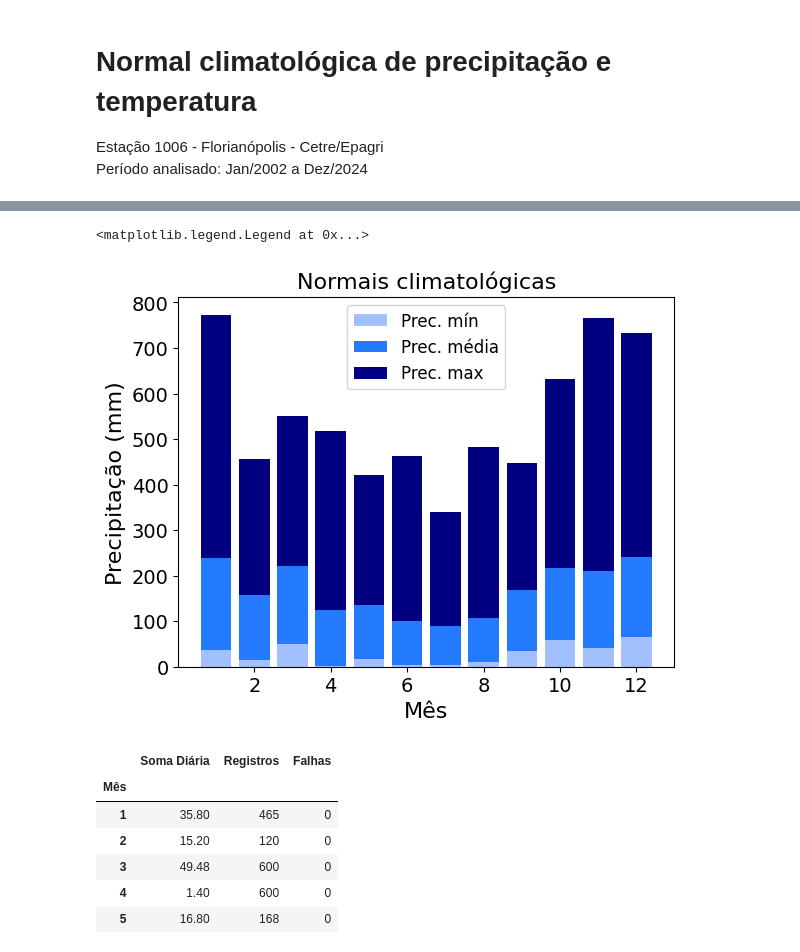
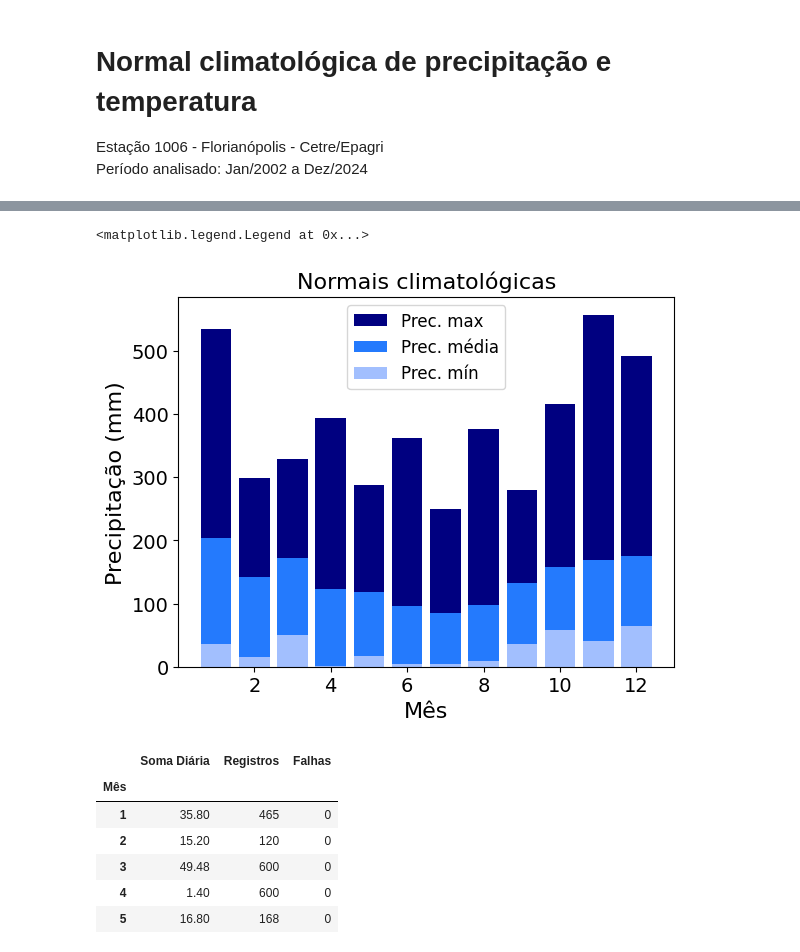
Before and after one commit to vitoria20241/LAUTEC, a Jupyter notebook: Notebooks/Normal_climatologica.ipynb, the cells around one changed output, grey strips where cells are left out. Drawn from its saved outputs; the diff is of its cells as text; code cells hidden in the pictures.

```diff
--- a/Notebooks/Normal_climatologica.ipynb
+++ b/Notebooks/Normal_climatologica.ipynb
@@ -42,28 +37,26 @@ prec_max = precipitacao.groupby('Mês').max()
 # %%
 # Gráfico
 fig, ax = plt.subplots()
 
+ax.bar(prec_max.index, prec_max['Soma Diária'],
+       color='navy',
+       label='Prec. max')
+ax.bar(prec_med.index, prec_med['Soma Diária'],
+       color='xkcd:clear blue',
+       label='Prec. média')
 ax.bar(prec_min.index, prec_min['Soma Diária'],
        color='xkcd:pastel blue',
        label='Prec. mín')
-ax.bar(prec_med.index, prec_med['Soma Diária'],
-       color='xkcd:clear blue',
-       bottom=prec_min['Soma Diária'],
-       label='Prec. média')
-ax.bar(prec_max.index, prec_max['Soma Diária'],
-       color='navy',
-       bottom=prec_min['Soma Diária']+prec_med['Soma Diária'],
-       label='Prec. max')
 
 ax.set_xlabel('Mês', fontsize=16)
 ax.set_ylabel('Precipitação (mm)', fontsize=16)
 plt.title('Normais climatológicas', fontsize=16)
 plt.rcParams['xtick.labelsize'] = 14
 plt.rcParams['ytick.labelsize'] = 14
 plt.legend(fontsize=12)
 # %% [output]
 <matplotlib.legend.Legend at 0x...>
-[figure, old version]
+[figure, new version]
 # %%
 prec_min
 # %% [output]
```
Also changed, not shown: parts of 3 cells of this notebook.
